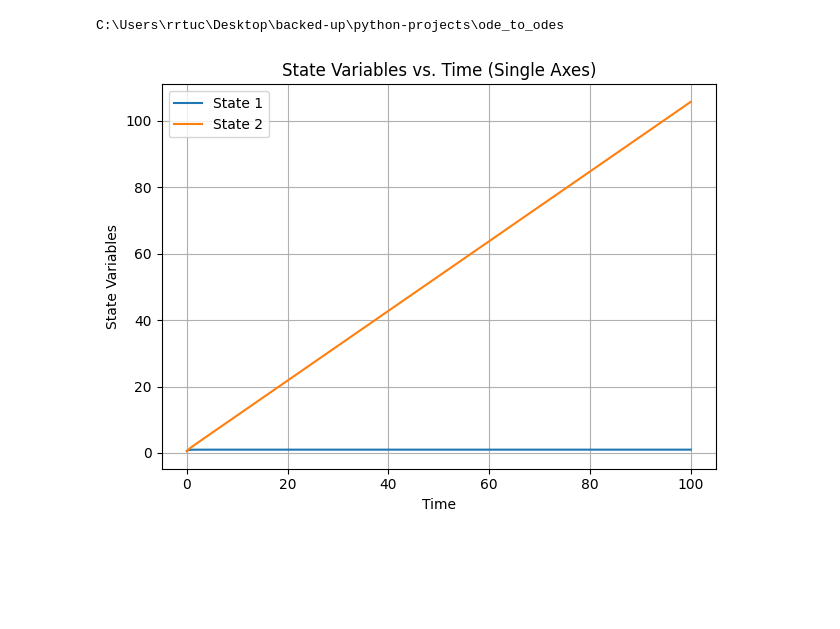
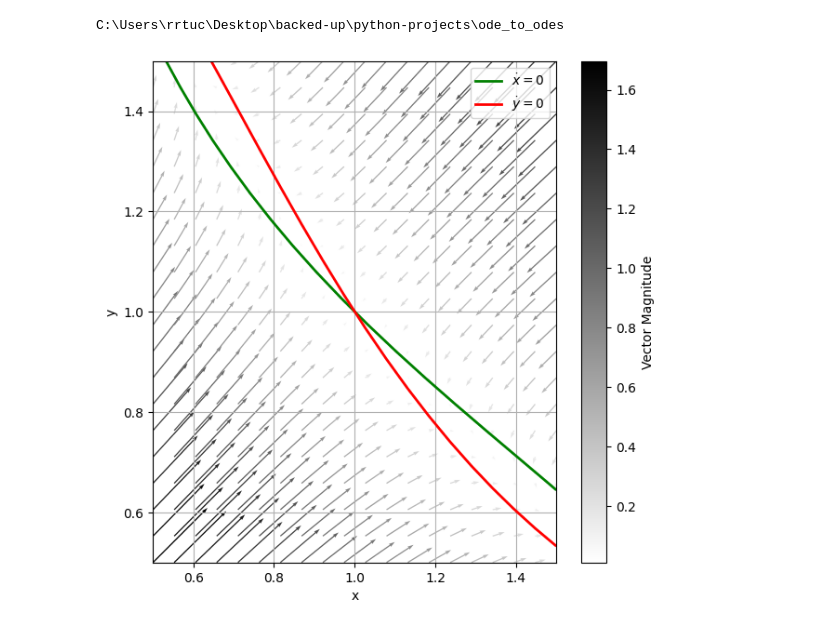
Before and after one commit to rrtucci/ode_to_odes, a Jupyter notebook: jupyter_notebooks/genetic-toggle-switch.ipynb, the cells around one changed output. Cells and saved outputs as stored; diff of their text form; code cells hidden in the pictures; blank space fills up the shorter version.

```diff
--- a/jupyter_notebooks/genetic-toggle-switch.ipynb
+++ b/jupyter_notebooks/genetic-toggle-switch.ipynb
@@ -21,35 +23,30 @@ C:\Users\rrtuc\Desktop\backed-up\python-projects\ode_to_odes
+# %%
+def f(t, y, c):
+    ydot = [c[0]/(1+(y[1]/c[1])**c[2]) - c[3]*y[0],
+            c[4]/(1+(y[0]/c[5])**c[6]) - c[7]*y[1]]
+    return ydot
+
+def dx_dt(x, y):
+    return f(0, (x, y), c)[0]
+
+def dy_dt(x, y):
+    return f(0, (x, y), c)[1]
+
+
+alpha1, alpha2 = (2, 2)
+K1, K2 = (1, 1)
+n1, n2= (2.5, 2.5)
+gamma1, gamma2 = (1, 1)
+c = (alpha1, K1, n1, gamma1,
+     alpha2, K2, n2, gamma2)
 # %%
-#  Imports
-import numpy as np
-from scipy.integrate import solve_ivp
-from ode_helpers import state_plotter
-
-#  Define derivative function
-def f(t, y, c):
-    ydot = [c[0]/(1+(y[1]/c[1])**c[2]) - c[3]*y[0],
-            c[4]/(1+(y[0]/c[5])**c[6]) - c[7]*y[1]]
-    return ydot
-
-#  Define time spans, initial values, and constants
-tspan = np.linspace(0, 100, 500)
-yinit = [.6, .5]
-
-alpha1, alpha2 = (1, 2)
-K1, K2 = (1, 1)
-n1, n2= (5, 5)
-gamma1, gamma2 = (0, 0)
-c = (alpha1, K1, n1, gamma1,
-     alpha2, K2, n2, gamma2)
-
-
-#  Solve differential equation
-sol = solve_ivp(lambda t,
-                y: f(t, y, c),
-                [tspan[0], tspan[-1]],
-                yinit,
-                t_eval=tspan,
-                rtol = 1e-5)
-#  Plot states
-state_plotter(sol.t, sol.y)
+plot_phase_plane(dx_dt,
+                 dy_dt,
+                 x_range=(.5, 1.5),
+                 y_range=(.5, 1.5),
+                 density=20,
+                 scale=10
+                 # %trajectories=[(2, 0), (-2, 1), (0, -2)]
+                 )
 # %% [output]
-[figure, old version]
+[figure, new version]
```
Also changed, not shown: parts of 5 cells of this notebook, 5 other files.
